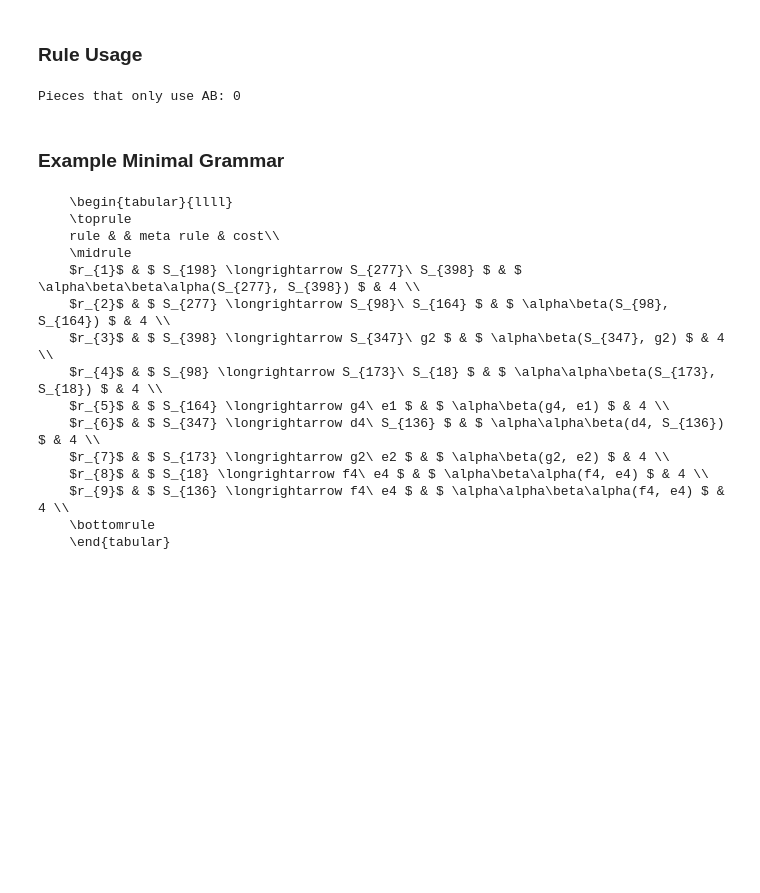
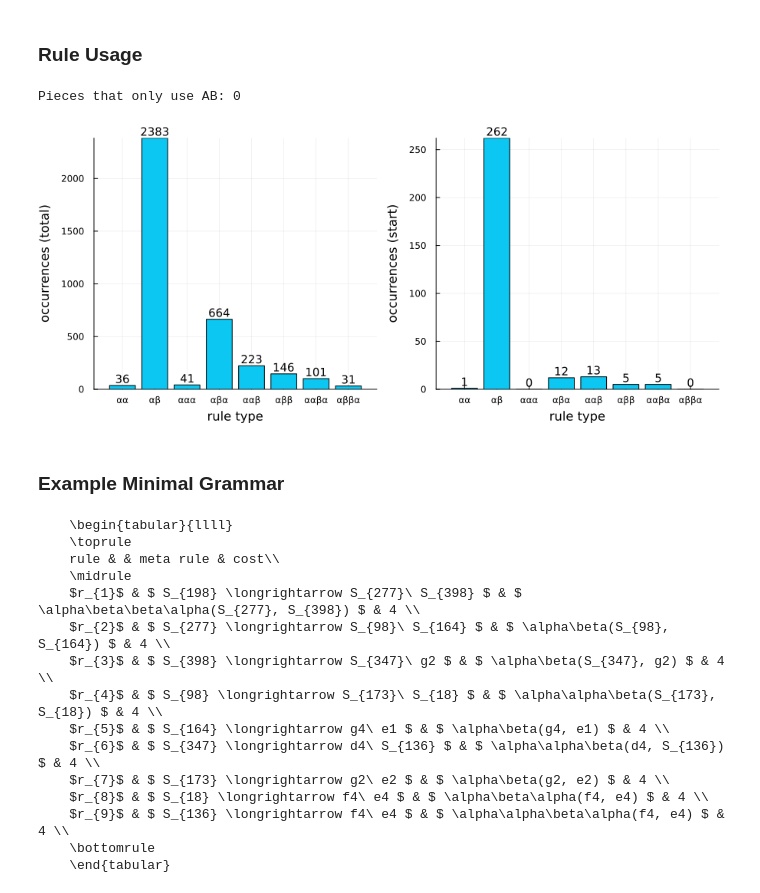
Before and after one commit to DCMLab/form-repetition-ismir23, a Jupyter notebook: inference/plots.ipynb, the cells around one changed output. Drawn from its saved outputs; the diff is of its cells as text; code cells hidden in the pictures; blank space fills up the shorter version.

```diff
--- a/inference/plots.ipynb
+++ b/inference/plots.ipynb
@@ -127,34 +132,35 @@ plot_runtimes()
 function plot_rule_usage()
     names = list_pieces("../data/melodies")
     grammars = [load_minimal_ruleset("../data/melodies/grammars/grammar_$(name).json") for name in names]
 
     metarules = ["AA", "AB", "AAA", "ABA", "AAB", "ABB", "AABA", "ABBA"]
     mr_names = replace.(metarules, "A" => "α", "B" => "β")
     total_counts = StatsBase.countmap([r.type for g in grammars for r in g.rules])
     start_counts = StatsBase.countmap([g.rules[findfirst(r -> r.lhs == g.start, g.rules)].type for g in grammars])
 
     y_total = [total_counts[m] for m in metarules]
     p_total = bar(mr_names, y_total,
-                  legend=false, xlabel="rule type", ylabel="occurrences (total)")
+                  legend=false, xlabel="rule type", ylabel="occurrences (total)", top_margin=3Plots.mm)
     annotate!(mr_names, y_total, y_total, annotationvalign=:bottom, annotationfontsize=10)
     savefig(p_total, "../plots/rules_total.pdf")
 
     y_start = [get(start_counts, m, 0) for m in metarules]
     p_start = bar(mr_names, y_start,
                   legend=false, xlabel="rule type", ylabel="occurrences (start)")
     annotate!(mr_names, y_start, y_start, annotationvalign=:bottom, annotationfontsize=10)
     savefig(p_start, "../plots/rules_start.pdf")
 
     nonreps = count(g -> all(r -> r.type == "AB", g.rules), grammars)
     print("Pieces that only use AB: ", nonreps)
 
     plot(p_total, p_start, layout=(1,2), size=(900,400),
          bottom_margin=5Plots.mm, left_margin=3Plots.mm)
 end
 
 plot_rule_usage()
 # %% [output]
 Pieces that only use AB: 0
+[figure, added]
 # %% [markdown]
 ### Example Minimal Grammar
 # %%
```
Also changed, not shown: parts of 5 cells of this notebook, 13 other files.
